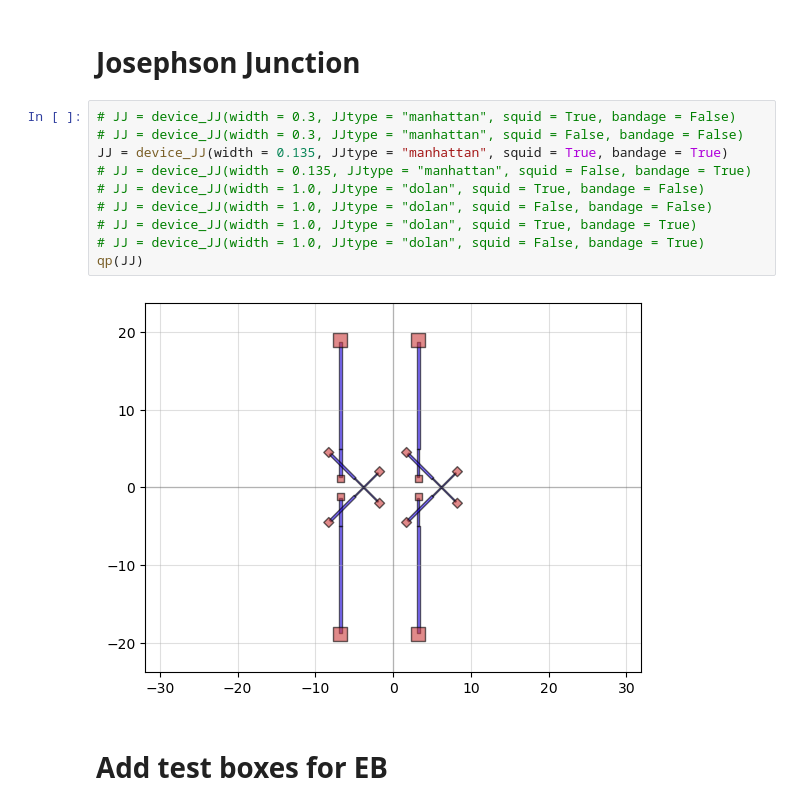
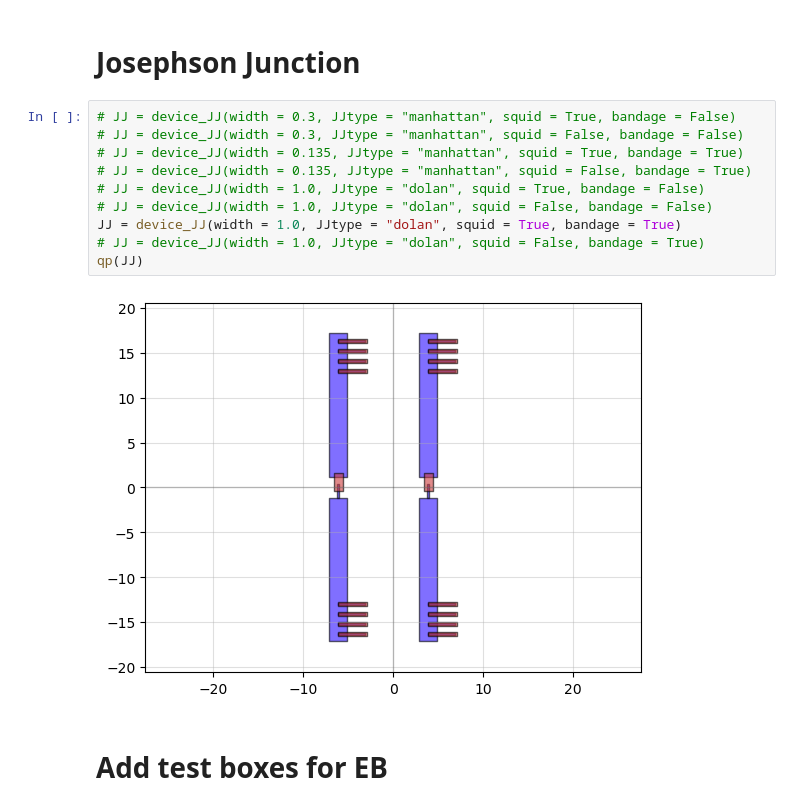
Before and after one commit to yminononono/Quantum-GDSDesign, a Jupyter notebook: transmon2D.ipynb, the cells around one changed output. Saved outputs shown, nothing was run; the diff lists cells and outputs as text.

```diff
--- a/transmon2D.ipynb
+++ b/transmon2D.ipynb
@@ -203,15 +200,15 @@ chipdesign_inverted_FL_DoubleRes.write_gds('output/chipdesign_onlyFL_DoubleRes_s
 # %%
 # JJ = device_JJ(width = 0.3, JJtype = "manhattan", squid = True, bandage = False)
 # JJ = device_JJ(width = 0.3, JJtype = "manhattan", squid = False, bandage = False)
-JJ = device_JJ(width = 0.135, JJtype = "manhattan", squid = True, bandage = True)
+# JJ = device_JJ(width = 0.135, JJtype = "manhattan", squid = True, bandage = True)
 # JJ = device_JJ(width = 0.135, JJtype = "manhattan", squid = False, bandage = True)
 # JJ = device_JJ(width = 1.0, JJtype = "dolan", squid = True, bandage = False)
 # JJ = device_JJ(width = 1.0, JJtype = "dolan", squid = False, bandage = False)
-# JJ = device_JJ(width = 1.0, JJtype = "dolan", squid = True, bandage = True)
+JJ = device_JJ(width = 1.0, JJtype = "dolan", squid = True, bandage = True)
 # JJ = device_JJ(width = 1.0, JJtype = "dolan", squid = False, bandage = True)
 qp(JJ)
 # %% [output]
-[figure, old version]
+[figure, new version]
 # %% [markdown]
 # Add test boxes for EB
 # %%
```
Also changed, not shown: parts of 9 cells of this notebook, 1 other file.
